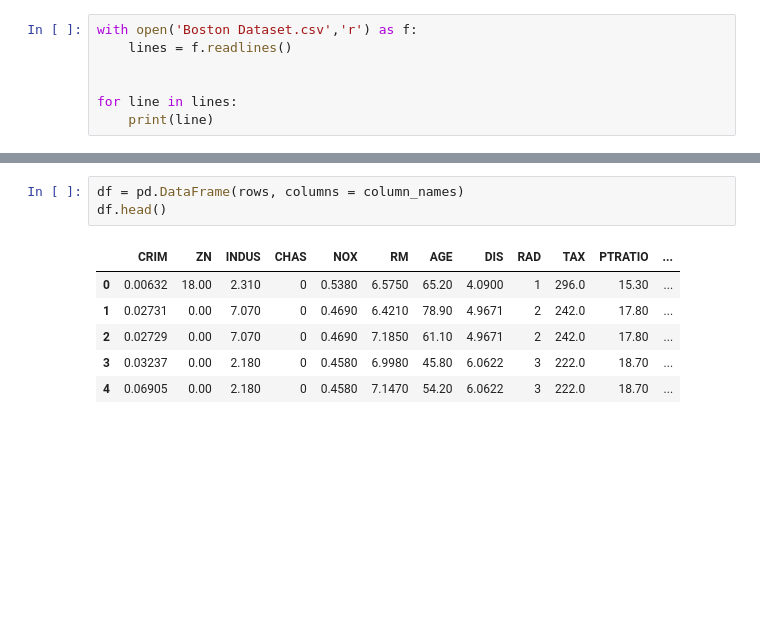
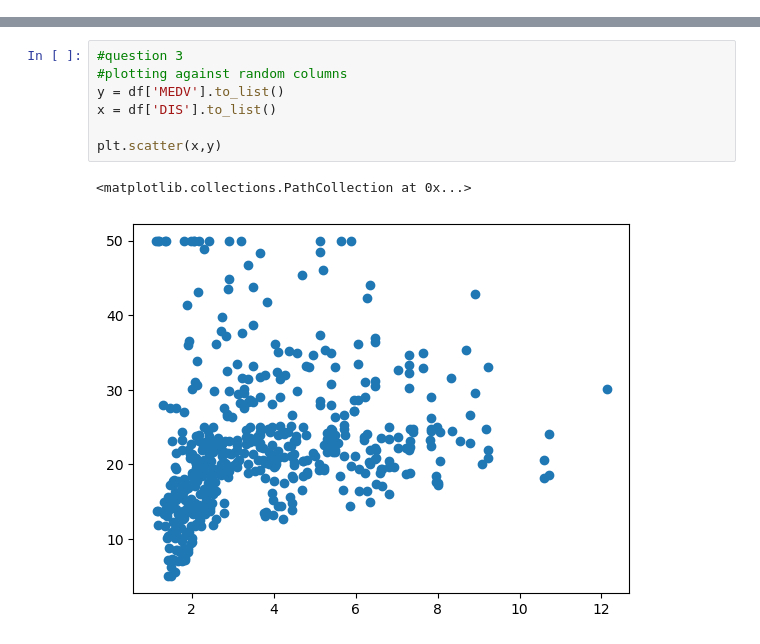
Before and after one commit to AyonRRahman/Machine_learing_JM_class, a Jupyter notebook: lab_1/Lab_1.ipynb, the cells around one changed output, grey strips where cells are left out. Cells and saved outputs as stored; diff of their text form; blank space fills up the shorter version.

```diff
--- a/lab_1/Lab_1.ipynb
+++ b/lab_1/Lab_1.ipynb
@@ -11,7 +0,0 @@ os.listdir()
-# %%
-with open('Boston Dataset.csv','r') as f:
-    lines = f.readlines()
-
-
-for line in lines:
-    print(line)
@@ -142,10 +77,10 @@ print(len(rows))
-# %%
-df = pd.DataFrame(rows, columns = column_names)
-df.head()
-# %% [output]
-|  | CRIM | ZN | INDUS | CHAS | NOX | RM | AGE | DIS | RAD | TAX | PTRATIO | ... |
-| 0 | 0.00632 | 18.00 | 2.310 | 0 | 0.5380 | 6.5750 | 65.20 | 4.0900 | 1 | 296.0 | 15.30 | ... |
-| 1 | 0.02731 | 0.00 | 7.070 | 0 | 0.4690 | 6.4210 | 78.90 | 4.9671 | 2 | 242.0 | 17.80 | ... |
-| 2 | 0.02729 | 0.00 | 7.070 | 0 | 0.4690 | 7.1850 | 61.10 | 4.9671 | 2 | 242.0 | 17.80 | ... |
-| 3 | 0.03237 | 0.00 | 2.180 | 0 | 0.4580 | 6.9980 | 45.80 | 6.0622 | 3 | 222.0 | 18.70 | ... |
-| 4 | 0.06905 | 0.00 | 2.180 | 0 | 0.4580 | 7.1470 | 54.20 | 6.0622 | 3 | 222.0 | 18.70 | ... |
+# %%
+#question 3
+#plotting against random columns
+y = df['MEDV'].to_list()
+x = df['DIS'].to_list()
+
+plt.scatter(x,y)
+# %% [output]
+<matplotlib.collections.PathCollection at 0x...>
+[figure, added]
```
Also changed, not shown: parts of 15 cells of this notebook.
